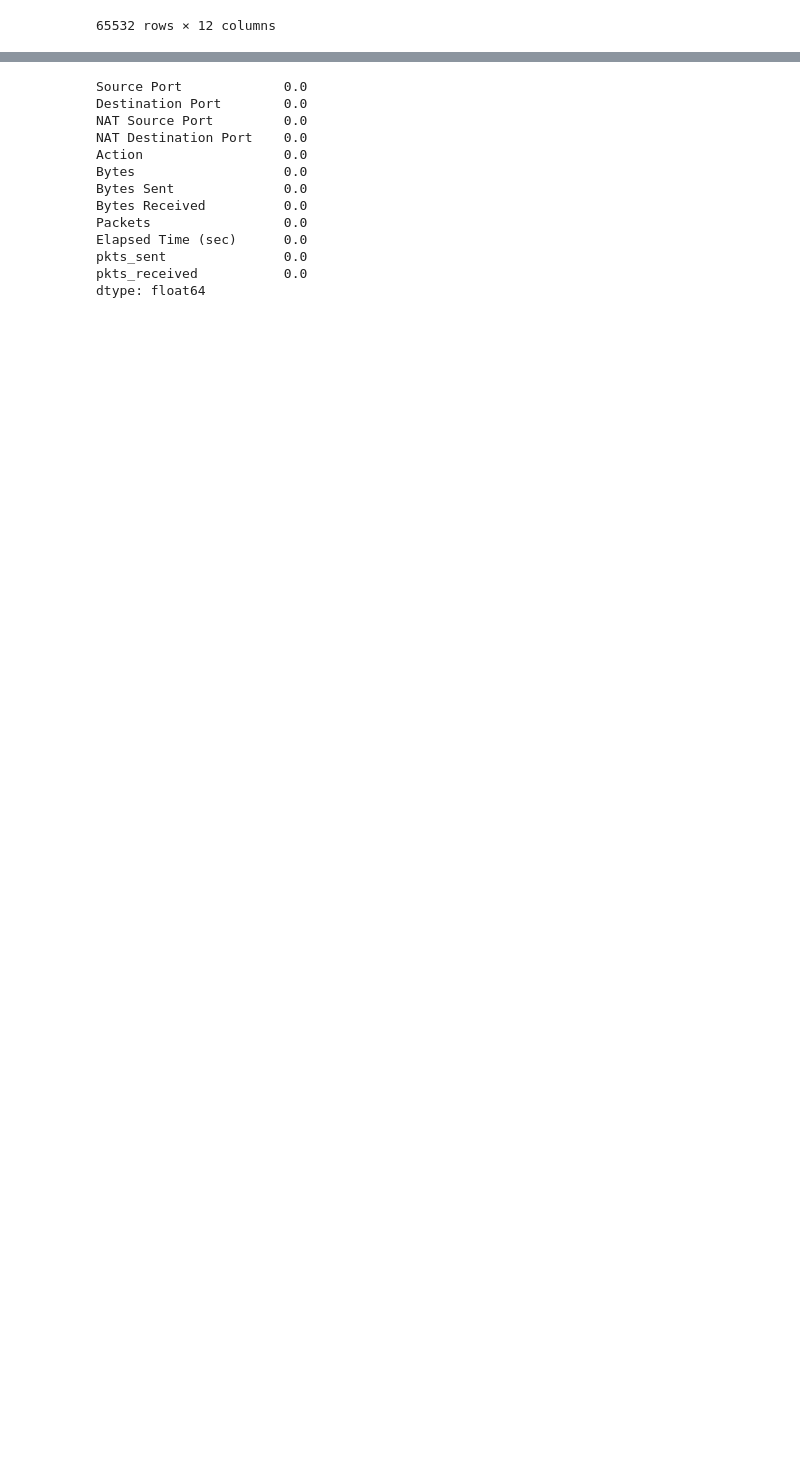
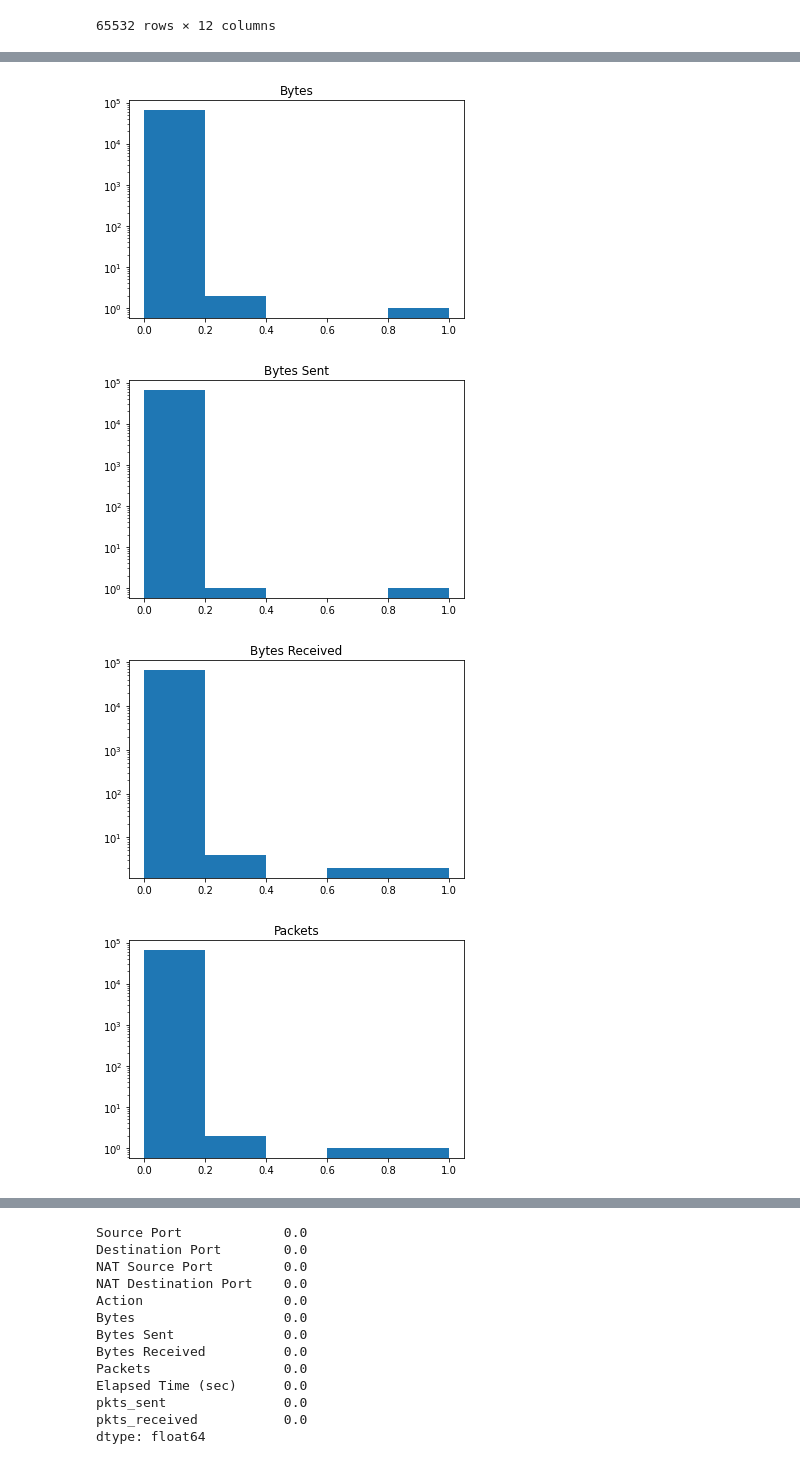
Before and after one commit to juanbaezl/FirewallDataMining, a Jupyter notebook: Firewall.ipynb, the cells around one changed output, grey strips where cells are left out. Cells and saved outputs as stored; diff of their text form; code cells hidden in the pictures; blank space fills up the shorter version.

```diff
--- a/Firewall.ipynb
+++ b/Firewall.ipynb
@@ -67,0 +77,20 @@ data.groupby('Action')['Action'].count().plot.bar()
+# %%
+# Atributos numericos
+# Codigo adaptado de https://www.kaggle.com/code/docxian/internet-firewall-analysis,
+# https://matplotlib.org/3.5.0/gallery/pyplots/pyplot_text.html#sphx-glr-gallery-pyplots-pyplot-text-py,
+# https://www.delftstack.com/es/howto/python-pandas/pandas-normalize/
+features_num = ['Bytes', 'Bytes Sent', 'Bytes Received',
+                'Packets', 'Elapsed Time (sec)',
+                'pkts_sent', 'pkts_received']
+def minmax_norm(x):
+    return (x - x.min()) / ( x.max() - x.min())
+for f in features_num:
+    normalized_data=minmax_norm(data[f])
+    plt.hist(normalized_data,bins=5,log=True)
+    plt.title(f)
+    plt.show()
+# %% [output]
+[figure, added]
+[figure, added]
+[figure, added]
+[figure, added]
```
Also changed, not shown: parts of 9 cells of this notebook.
